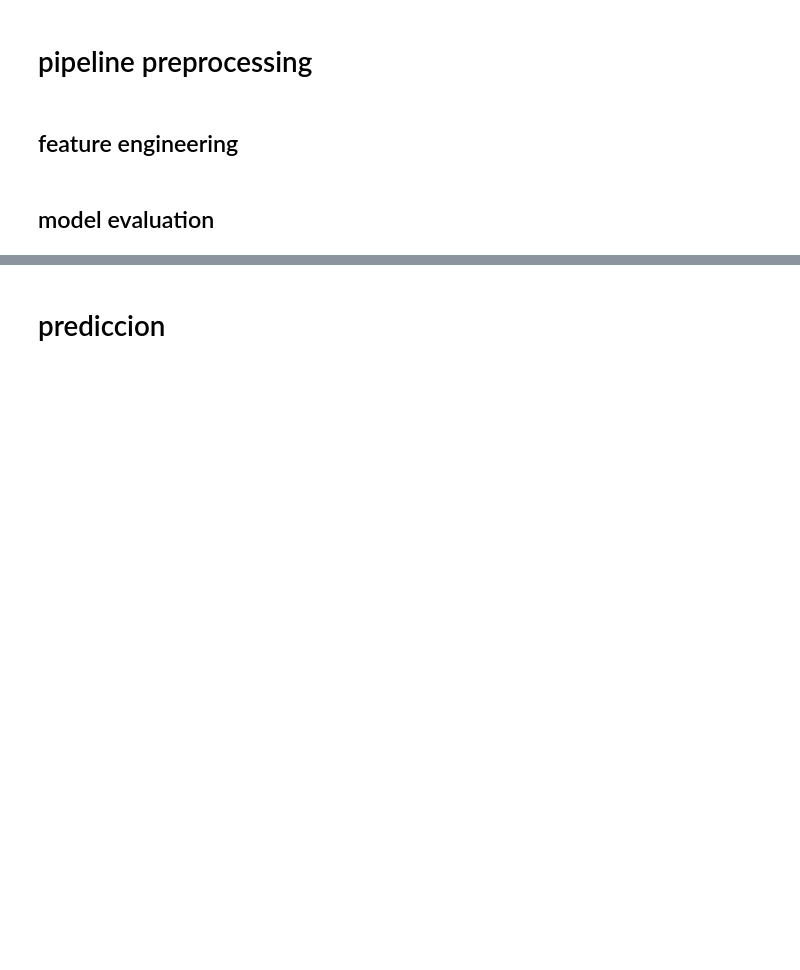
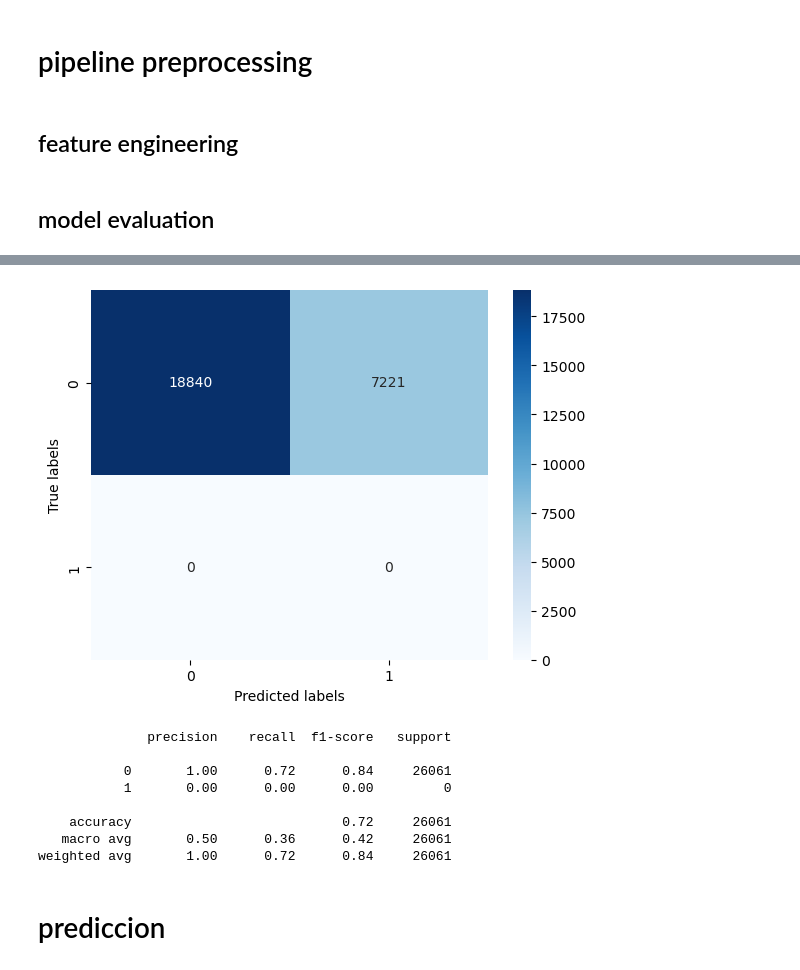
Before and after one commit to polybius12/kaggle, a Jupyter notebook: labo-mcd.ipynb, the cells around one changed output, grey strips where cells are left out. Saved outputs shown, nothing was run; the diff lists cells and outputs as text; code cells hidden in the pictures; blank space fills up the shorter version.

```diff
--- a/labo-mcd.ipynb
+++ b/labo-mcd.ipynb
@@ -542,10 +483,10 @@ preprocessing = Pipeline([
     ('feature_engineering', feature_engineering)
 ])
 # %%
-X = dtrain.drop('clase_ternaria', axis=1)
-y = dtrain['clase_ternaria']
+X = dataset.drop('clase_ternaria', axis=1)
+y = dataset['clase_ternaria']
 # %%
-X_train, X_test, y_train, y_test = train_test_split(X, y, test_size=0.3, random_state=42)
+X_train, X_test, y_train, y_test = train_test_split(X, y, test_size=0.3, random_state=42, shuffle=False)
 
 # Fit the preprocessing pipeline on the training set and transform both the training and test sets
 X_train_processed = preprocessing.fit_transform(X_train, y_train)
@@ -680,5 +607,5 @@ best_params = optimize_lgbm_hyperparameters()
 # %%
-best_params =  {'learning_rate': 0.22524132362500338, 'max_depth': 8, 'num_leaves': 102, 'min_data_in_leaf': 50}
+best_params =  {'learning_rate': 0.0379644295612985, 'max_depth': 8, 'num_leaves': 56, 'min_data_in_leaf': 14, 'feature_fraction': 0.46891355088542147}
 # %%
 import shap
 from lightgbm import LGBMClassifier
@@ -812,2 +622,0 @@ best_thresholds, y_pred_adjusted = calculate_optimal_threshold(model, X_test_pro
-# %%
-y_pred = model.predict(X_train_processed)
@@ -814,10 +695,21 @@ y_pred = model.predict(X_train_processed)
 # %%
-#y_pred = model.predict(X_test_processed)
+y_pred = model.predict(X_test_processed)
 
-cm = confusion_matrix(y_train, y_pred)
+cm = confusion_matrix(y_test, y_pred)
 ax = sns.heatmap(cm, annot=True, fmt='d', cmap="Blues")
 ax.set_xlabel('Predicted labels')
 ax.set_ylabel('True labels')
 plt.show()
+print(classification_report(y_test, y_pred))
+# %% [output]
+[figure, added]
+              precision    recall  f1-score   support
+
+           0       1.00      0.72      0.84     26061
+           1       0.00      0.00      0.00         0
+
+    accuracy                           0.72     26061
+   macro avg       0.50      0.36      0.42     26061
+weighted avg       1.00      0.72      0.84     26061
 # %% [markdown]
 # prediccion
```
Also changed, not shown: parts of 40 cells of this notebook.
